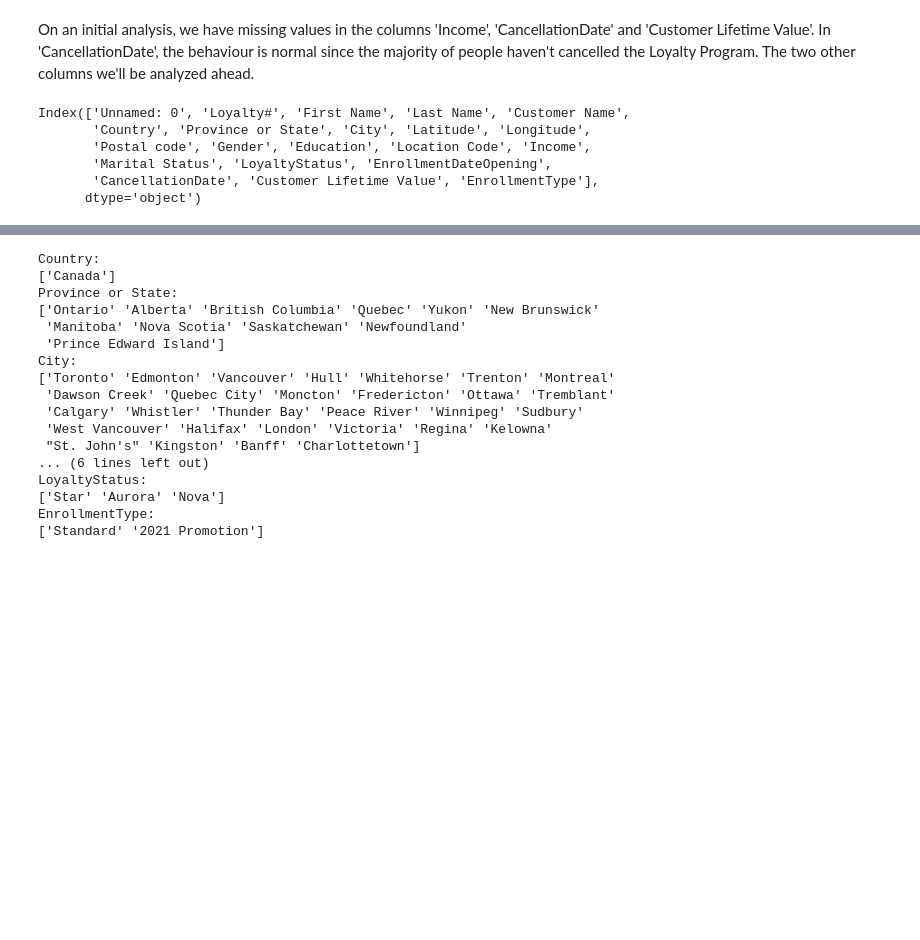
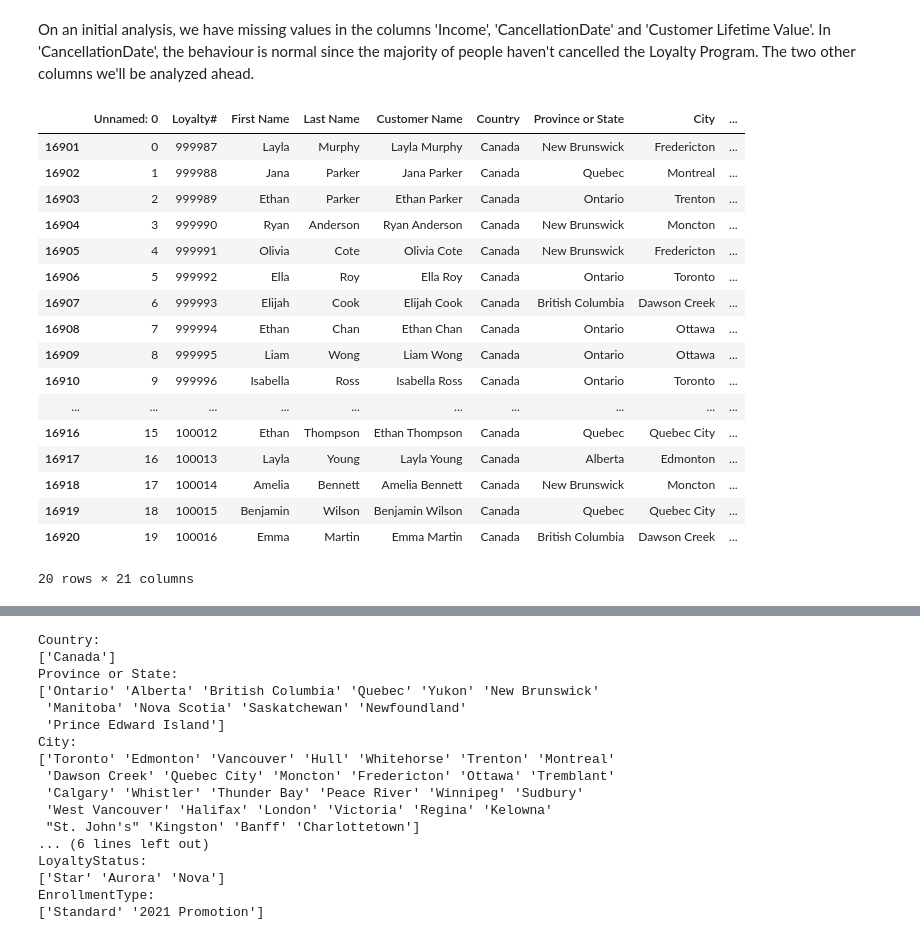
Before and after one commit to barbara-sousa-franco/Data-Mining-Project, a Jupyter notebook: Deliverable 1.ipynb, the cells around one changed output, grey strips where cells are left out. Drawn from its saved outputs; the diff is of its cells as text; code cells hidden in the pictures; blank space fills up the shorter version.

Commit message:
last touches on customerDB

```diff
--- a/Deliverable 1.ipynb
+++ b/Deliverable 1.ipynb
@@ -134,12 +143,25 @@ EnrollmentType                 0
 dtype: int64
 # %% [markdown]
 On an initial analysis, we have missing values in the columns 'Income', 'CancellationDate' and 'Customer Lifetime Value'. In 'CancellationDate', the behaviour is normal since the majority of people haven't cancelled the Loyalty Program. The two other columns we'll be analyzed ahead.
-# %%
-customerDB.columns
-# %% [output]
-Index(['Unnamed: 0', 'Loyalty#', 'First Name', 'Last Name', 'Customer Name',
-       'Country', 'Province or State', 'City', 'Latitude', 'Longitude',
-       'Postal code', 'Gender', 'Education', 'Location Code', 'Income',
-       'Marital Status', 'LoyaltyStatus', 'EnrollmentDateOpening',
-       'CancellationDate', 'Customer Lifetime Value', 'EnrollmentType'],
-      dtype='object')
+# %%
+income_null = customerDB[customerDB['Income'].isnull()]
+income_null
+# %% [output]
+|  | Unnamed: 0 | Loyalty# | First Name | Last Name | Customer Name | Country | Province or State | City | ... |
+| 16901 | 0 | 999987 | Layla | Murphy | Layla Murphy | Canada | New Brunswick | Fredericton | ... |
+| 16902 | 1 | 999988 | Jana | Parker | Jana Parker | Canada | Quebec | Montreal | ... |
+| 16903 | 2 | 999989 | Ethan | Parker | Ethan Parker | Canada | Ontario | Trenton | ... |
+| 16904 | 3 | 999990 | Ryan | Anderson | Ryan Anderson | Canada | New Brunswick | Moncton | ... |
+| 16905 | 4 | 999991 | Olivia | Cote | Olivia Cote | Canada | New Brunswick | Fredericton | ... |
+| 16906 | 5 | 999992 | Ella | Roy | Ella Roy | Canada | Ontario | Toronto | ... |
+| 16907 | 6 | 999993 | Elijah | Cook | Elijah Cook | Canada | British Columbia | Dawson Creek | ... |
+| 16908 | 7 | 999994 | Ethan | Chan | Ethan Chan | Canada | Ontario | Ottawa | ... |
+| 16909 | 8 | 999995 | Liam | Wong | Liam Wong | Canada | Ontario | Ottawa | ... |
+| 16910 | 9 | 999996 | Isabella | Ross | Isabella Ross | Canada | Ontario | Toronto | ... |
+| ... | ... | ... | ... | ... | ... | ... | ... | ... | ... |
+| 16916 | 15 | 100012 | Ethan | Thompson | Ethan Thompson | Canada | Quebec | Quebec City | ... |
+| 16917 | 16 | 100013 | Layla | Young | Layla Young | Canada | Alberta | Edmonton | ... |
+| 16918 | 17 | 100014 | Amelia | Bennett | Amelia Bennett | Canada | New Brunswick | Moncton | ... |
+| 16919 | 18 | 100015 | Benjamin | Wilson | Benjamin Wilson | Canada | Quebec | Quebec City | ... |
+| 16920 | 19 | 100016 | Emma | Martin | Emma Martin | Canada | British Columbia | Dawson Creek | ... |
+20 rows × 21 columns
```
Also changed, not shown: parts of 20 cells of this notebook.
